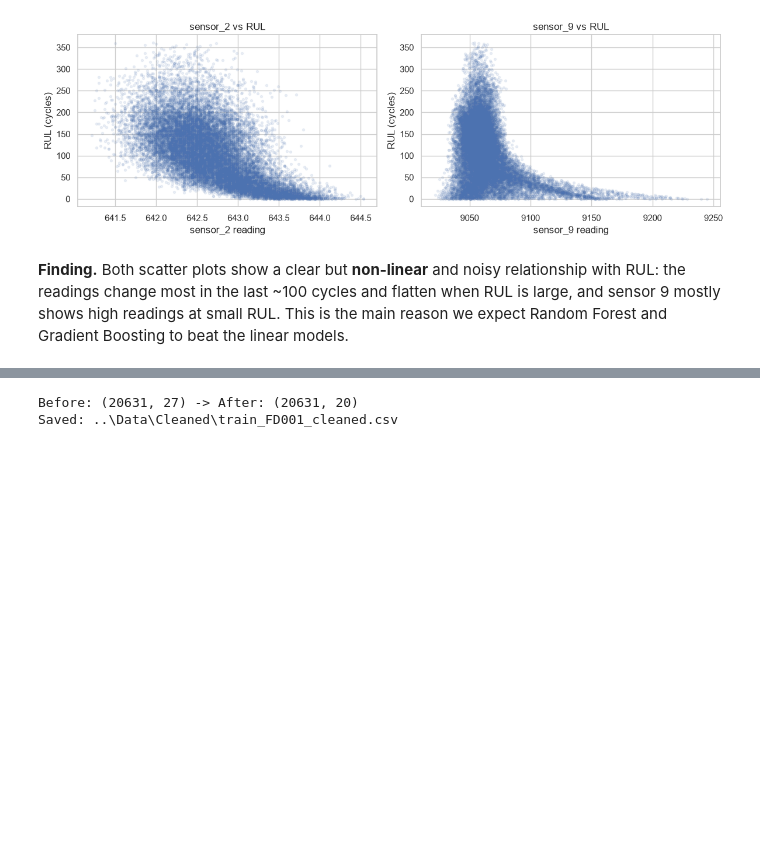
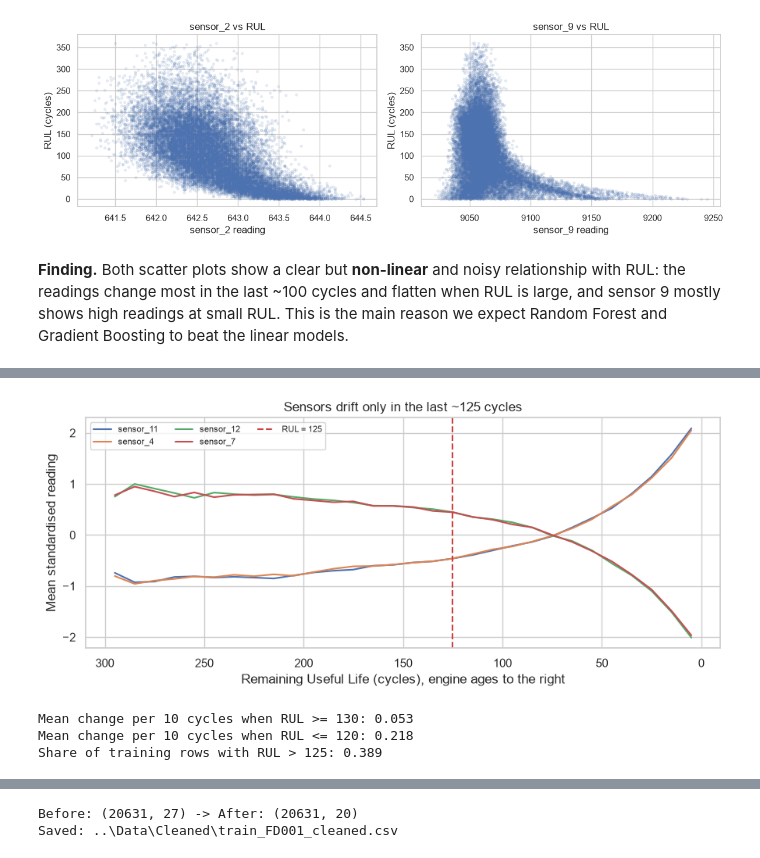
Before and after one commit to Shog7777/engine-rul-project, a Jupyter notebook: Notebooks/01_EDA_and_Preprocessing.ipynb, the cells around one changed output, grey strips where cells are left out. Drawn from its saved outputs; the diff is of its cells as text; code cells hidden in the pictures; blank space fills up the shorter version.

```diff
--- a/Notebooks/01_EDA_and_Preprocessing.ipynb
+++ b/Notebooks/01_EDA_and_Preprocessing.ipynb
@@ -303,0 +307,29 @@ plt.show()
+# %%
+sens = ["sensor_11", "sensor_4", "sensor_12", "sensor_7"]
+z = df[sens].apply(lambda s: (s - s.mean()) / s.std())
+z["RUL"] = df["RUL"]
+curve = z.groupby(pd.cut(z["RUL"], np.arange(0, 301, 10), right=False), observed=True)[sens].mean()
+mid = np.array([b.left + 5 for b in curve.index])
+
+fig, ax = plt.subplots(figsize=(9, 4))
+for c in sens:
+    ax.plot(mid, curve[c], label=c)
+ax.axvline(125, color="#ca413f", linestyle="--", label="RUL = 125")
+ax.invert_xaxis()
+ax.set_xlabel("Remaining Useful Life (cycles), engine ages to the right")
+ax.set_ylabel("Mean standardised reading")
+ax.set_title("Sensors drift only in the last ~125 cycles")
+ax.legend(ncol=3, fontsize=8)
+fig.tight_layout()
+fig.savefig(IMAGES / "sensor_drift_vs_rul.png", dpi=150)
+plt.show()
+
+step = curve.diff().abs().mean(axis=1)
+print("Mean change per 10 cycles when RUL >= 130:", round(step[mid >= 130].mean(), 3))
+print("Mean change per 10 cycles when RUL <= 120:", round(step[mid <= 120].mean(), 3))
+print("Share of training rows with RUL > 125:", round((df["RUL"] > 125).mean(), 3))
+# %% [output]
+[figure, added]
+Mean change per 10 cycles when RUL >= 130: 0.053
+Mean change per 10 cycles when RUL <= 120: 0.218
+Share of training rows with RUL > 125: 0.389
```
Also changed, not shown: parts of 6 cells of this notebook, 21 other files.
